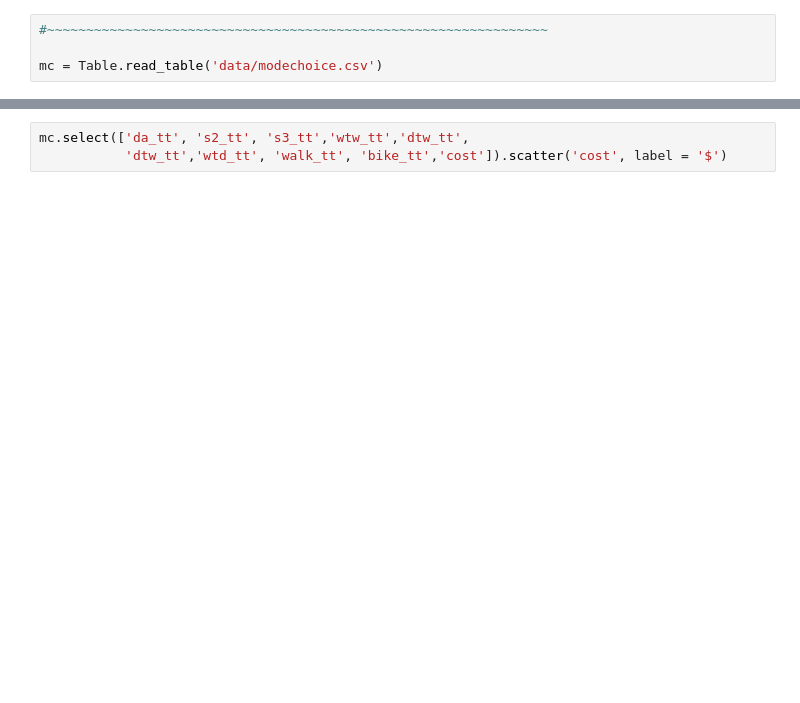
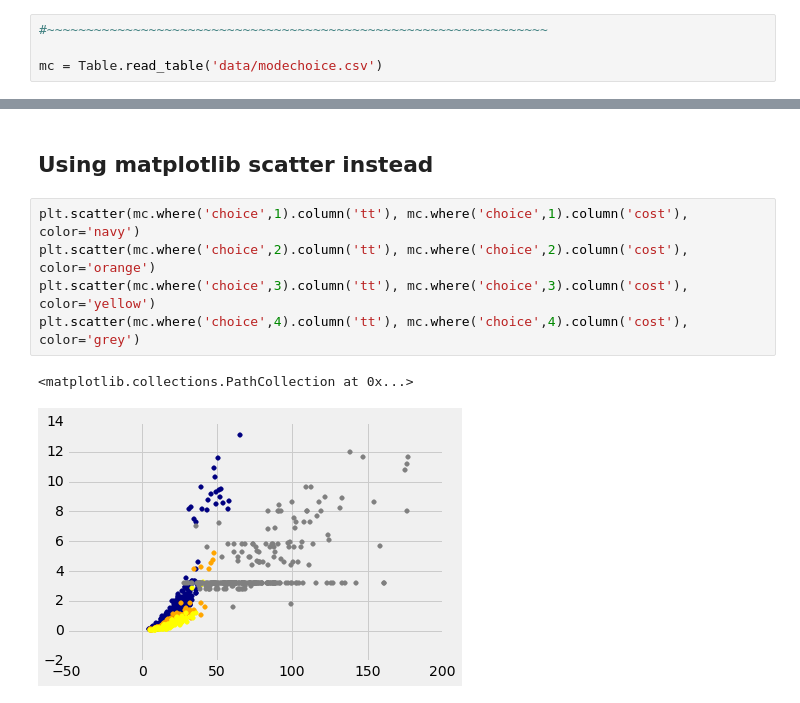
Before and after one commit to akansal1/smart-cities-connector, a Jupyter notebook: labs_in_progress/Minilab5.ipynb, the cells around one changed output, grey strips where cells are left out. Drawn from its saved outputs; the diff is of its cells as text; blank space fills up the shorter version.

```diff
--- a/labs_in_progress/Minilab5.ipynb
+++ b/labs_in_progress/Minilab5.ipynb
@@ -96,6 +121,13 @@ mc.select(['da_cost', 's2_cost', 's3_cost','wtw_cost','dtw_cost',
            'dtw_cost','wtd_cost', 'walk_cost', 'bike_cost','tt']).scatter('tt')
 # %% [output]
 [figure]
-# %%
-mc.select(['da_tt', 's2_tt', 's3_tt','wtw_tt','dtw_tt',
-           'dtw_tt','wtd_tt', 'walk_tt', 'bike_tt','cost']).scatter('cost', label = '$')
+# %% [markdown]
+## Using matplotlib scatter instead
+# %%
+plt.scatter(mc.where('choice',1).column('tt'), mc.where('choice',1).column('cost'), color='navy')
+plt.scatter(mc.where('choice',2).column('tt'), mc.where('choice',2).column('cost'), color='orange')
+plt.scatter(mc.where('choice',3).column('tt'), mc.where('choice',3).column('cost'), color='yellow')
+plt.scatter(mc.where('choice',4).column('tt'), mc.where('choice',4).column('cost'), color='grey')
+# %% [output]
+<matplotlib.collections.PathCollection at 0x...>
+[figure, added]
```
Also changed, not shown: parts of 16 cells of this notebook.
